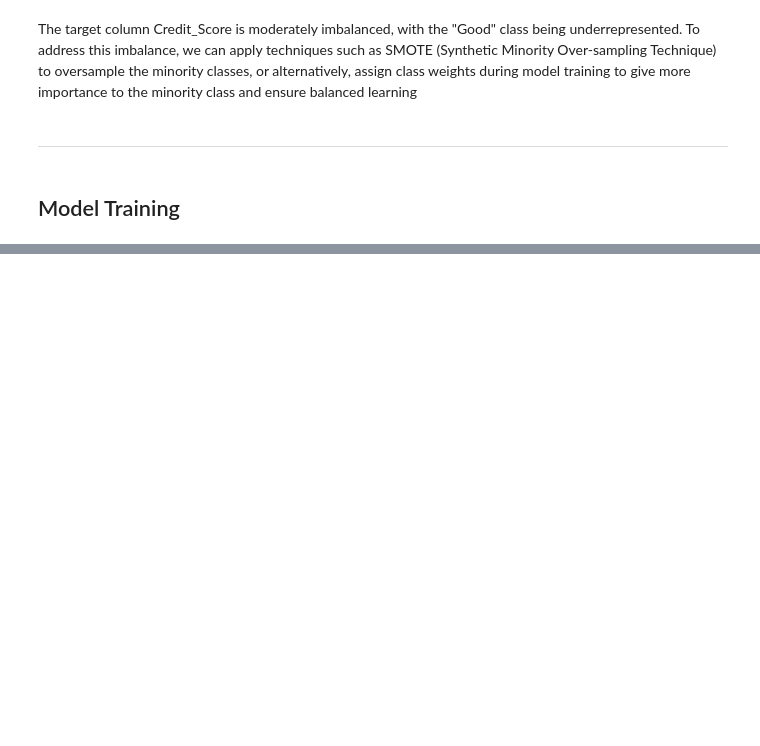
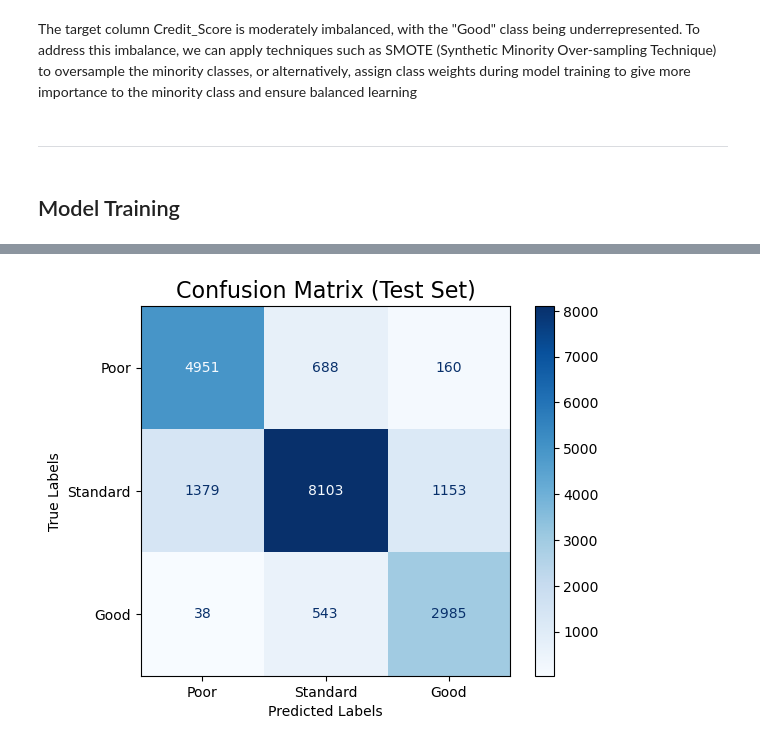
Before and after one commit to danisharain12/Credit-Score-Classification, a Jupyter notebook: Credit Score Classification.ipynb, the cells around one changed output, grey strips where cells are left out. Cells and saved outputs as stored; diff of their text form; code cells hidden in the pictures; blank space fills up the shorter version.

```diff
--- a/Credit Score Classification.ipynb
+++ b/Credit Score Classification.ipynb
@@ -1246,0 +1228,31 @@ feat_imp
+# %%
+X = df[['Outstanding_Debt','Interest_Rate_%','Credit_Mix','Delay_from_due_date','Changed_Credit_Limit_%','Monthly_Balance',
+        'Amount_invested_monthly','Credit_Utilization_Ratio','Num_Credit_Inquiries','Num_of_Delayed_Payment','Total_EMI_per_month',
+        'Num_Credit_Card','Annual_Income','Monthly_Inhand_Salary']]
+
+y = df['Credit_Score']
+
+X_train, X_test, y_train, y_test = train_test_split(X, y, test_size=0.2, random_state=42, stratify=y)
+
+pipe = Pipeline(steps=[('clf', RandomForestClassifier(n_estimators=350,
+                                                      max_depth=50,
+                                                      min_samples_leaf=2,
+                                                      min_samples_split=9,
+                                                      max_features='sqrt',
+                                                      bootstrap=True,
+                                                      class_weight='balanced',
+                                                      random_state=42,
+                                                      n_jobs=-1))])
+
+pipe.fit(X_train, y_train)
+train_preds = pipe.predict(X_train)
+test_preds = pipe.predict(X_test)
+
+print("Train Accuracy: {:.4f}".format(accuracy_score(y_train, train_preds)))
+print("Test Accuracy: {:.4f}".format(accuracy_score(y_test, test_preds)))
+
+print("\nConfusion Matrix (Test Set):")
+print(confusion_matrix(y_test, test_preds))
+
+print("\nClassification Report (Test Set):")
+print(classification_report(y_test, test_preds, target_names=['Poor', 'Standard', 'Good']))
@@ -1246,0 +1273,13 @@ feat_imp
+# %%
+cm = confusion_matrix(y_test, test_preds)
+disp = ConfusionMatrixDisplay(confusion_matrix=cm,
+                             display_labels=['Poor', 'Standard', 'Good'])
+
+disp.plot(cmap='Blues')
+plt.title("Confusion Matrix (Test Set)", fontsize=16)
+plt.xlabel("Predicted Labels")
+plt.ylabel("True Labels")
+plt.grid(False)
+plt.show()
+# %% [output]
+[figure, added]
```
Also changed, not shown: parts of 13 cells of this notebook.
